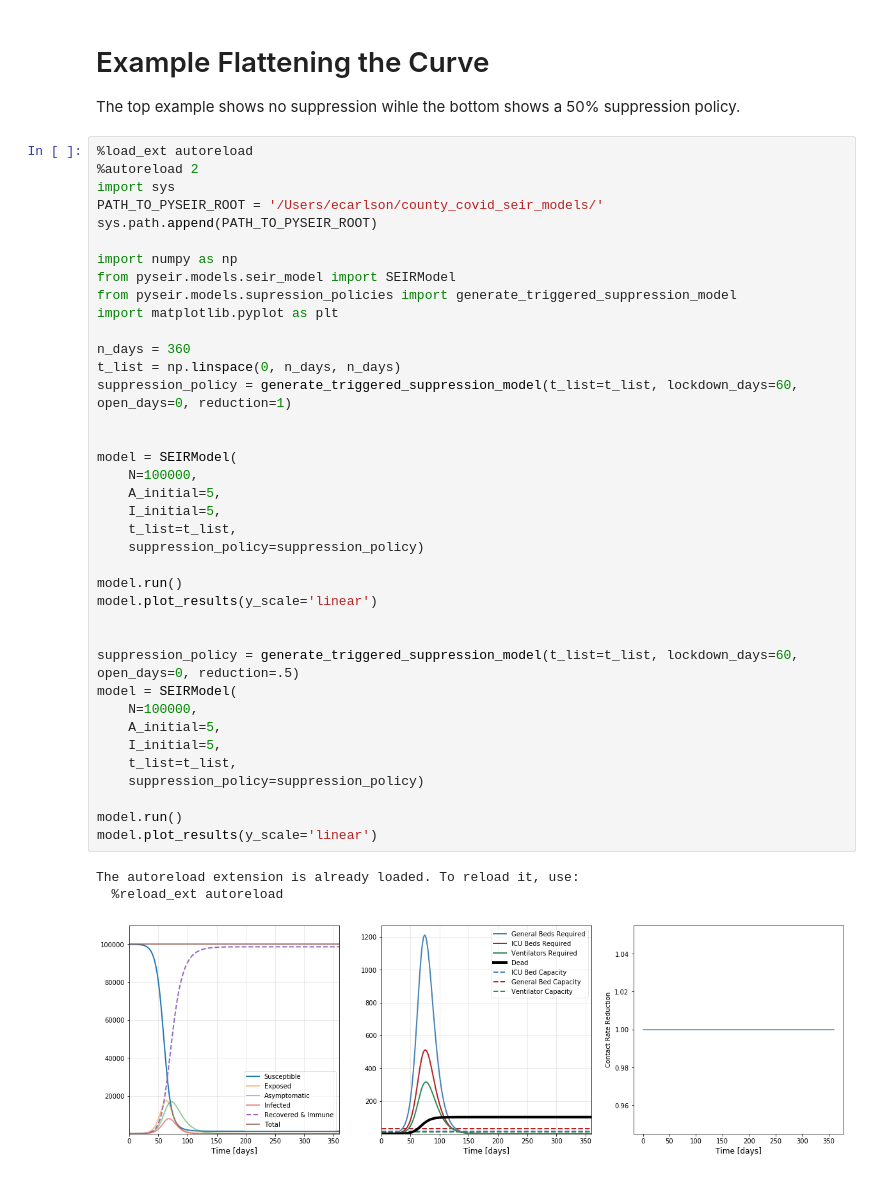
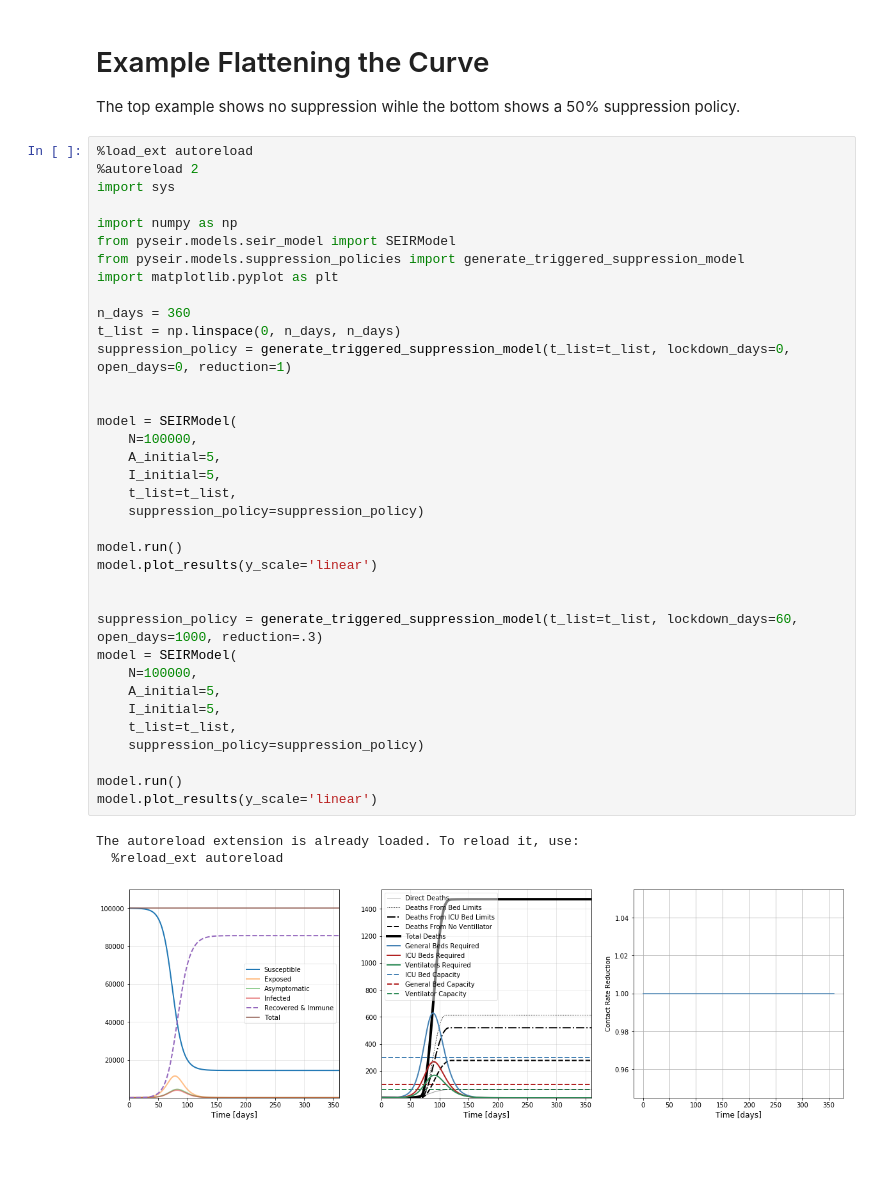
Before and after one commit to erccarls/county_covid_seir_models, a Jupyter notebook: notebooks/SIR.ipynb, the cells around one changed output. Drawn from its saved outputs; the diff is of its cells as text.

Commit message:
Add model params

```diff
--- a/notebooks/SIR.ipynb
+++ b/notebooks/SIR.ipynb
@@ -6,41 +6,39 @@ The top example shows no suppression wihle the bottom shows a 50% suppression po
 %load_ext autoreload
 %autoreload 2
 import sys
-PATH_TO_PYSEIR_ROOT = '/Users/ecarlson/county_covid_seir_models/'
-sys.path.append(PATH_TO_PYSEIR_ROOT)
 
 import numpy as np
 from pyseir.models.seir_model import SEIRModel
-from pyseir.models.supression_policies import generate_triggered_suppression_model
+from pyseir.models.suppression_policies import generate_triggered_suppression_model
 import matplotlib.pyplot as plt
 
 n_days = 360
 t_list = np.linspace(0, n_days, n_days)
-suppression_policy = generate_triggered_suppression_model(t_list=t_list, lockdown_days=60, open_days=0, reduction=1)
+suppression_policy = generate_triggered_suppression_model(t_list=t_list, lockdown_days=0, open_days=0, reduction=1)
 
 
 model = SEIRModel(
     N=100000,
     A_initial=5,
     I_initial=5,
     t_list=t_list,
     suppression_policy=suppression_policy)
 
 model.run()
 model.plot_results(y_scale='linear')
 
 
-suppression_policy = generate_triggered_suppression_model(t_list=t_list, lockdown_days=60, open_days=0, reduction=.5)
+suppression_policy = generate_triggered_suppression_model(t_list=t_list, lockdown_days=60, open_days=1000, reduction=.3)
 model = SEIRModel(
     N=100000,
     A_initial=5,
     I_initial=5,
     t_list=t_list,
     suppression_policy=suppression_policy)
 
 model.run()
 model.plot_results(y_scale='linear')
 # %% [output]
 The autoreload extension is already loaded. To reload it, use:
   %reload_ext autoreload
-[figure, old version]
+[figure, new version]
```
Also changed, not shown: parts of 7 cells of this notebook, 1 other file.
